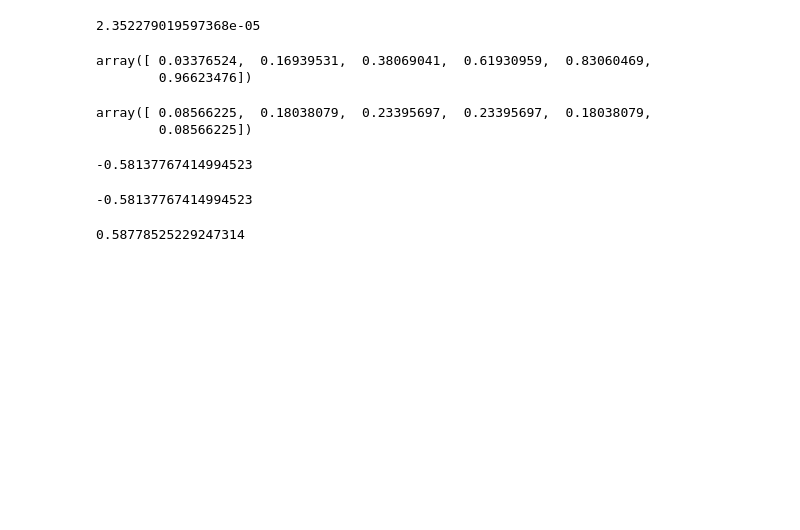
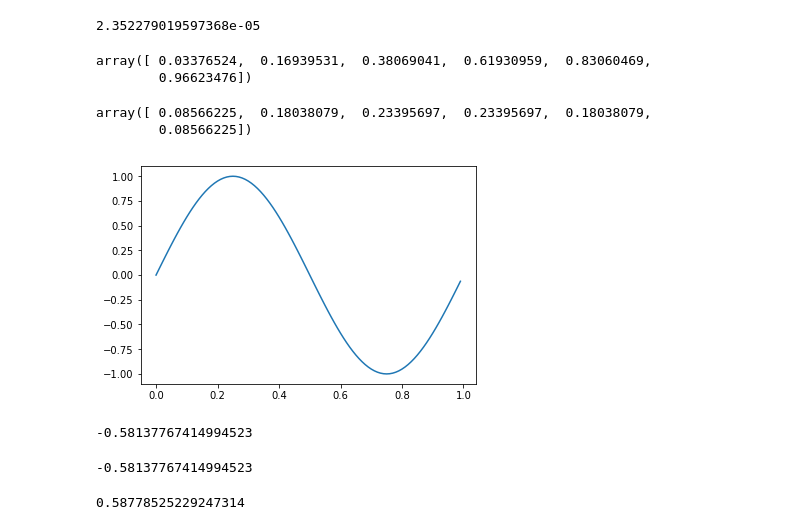
Before and after one commit to bjorgve/multiwavelets, a Jupyter notebook: MW.ipynb, the cells around one changed output. Saved outputs shown, nothing was run; the diff lists cells and outputs as text; code cells hidden in the pictures; blank space fills up the shorter version.

```diff
--- a/MW.ipynb
+++ b/MW.ipynb
@@ -214,6 +211,7 @@ class Scaling:
     def __init__(self,projectionOrder):
 
         self.projectionOrder = projectionOrder +1
+        #The quadrature and weights are a scale higer than the max order
         self.roots = self.rootsOfLeg()
         self.weights = self.weightsOfLeg()
         self.plot_range = np.arange(0,1,0.01)
@@ -299,6 +297,10 @@ class Scaling:
             for l in range(0,2**scale):
                 tmp = tmp+self.scalingCoef(j,scale,l,f)*self.scaling(j,scale,l,x)
         return tmp
+
+    def plotFunc(self,f):
+        plt.plot(self.plot_range,self.funcProj(self.projectionOrder,f,self.plot_range))
+        plt.show()
 # %%
 test = Scaling(5)
 test.roots
@@ -310,6 +312,10 @@ test.weights
 # %% [output]
 array([ 0.08566225,  0.18038079,  0.23395697,  0.23395697,  0.18038079,
         0.08566225])
+# %%
+test.plotFunc(ftest)
+# %% [output]
+[figure, added]
 # %%
 test.legendrePolynomial(2,.3)
 # %% [output]
```
Also changed, not shown: parts of 4 cells of this notebook.
